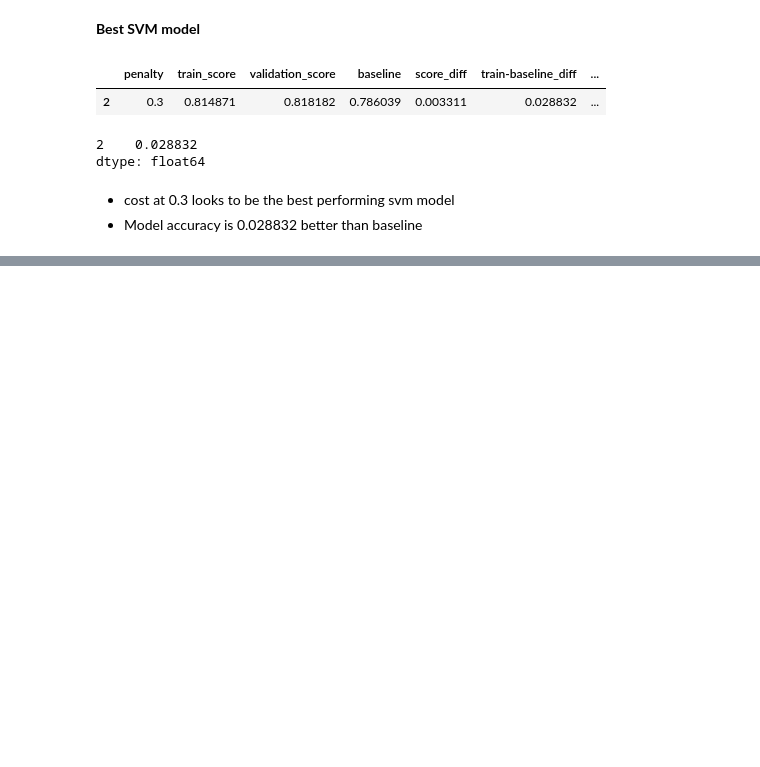
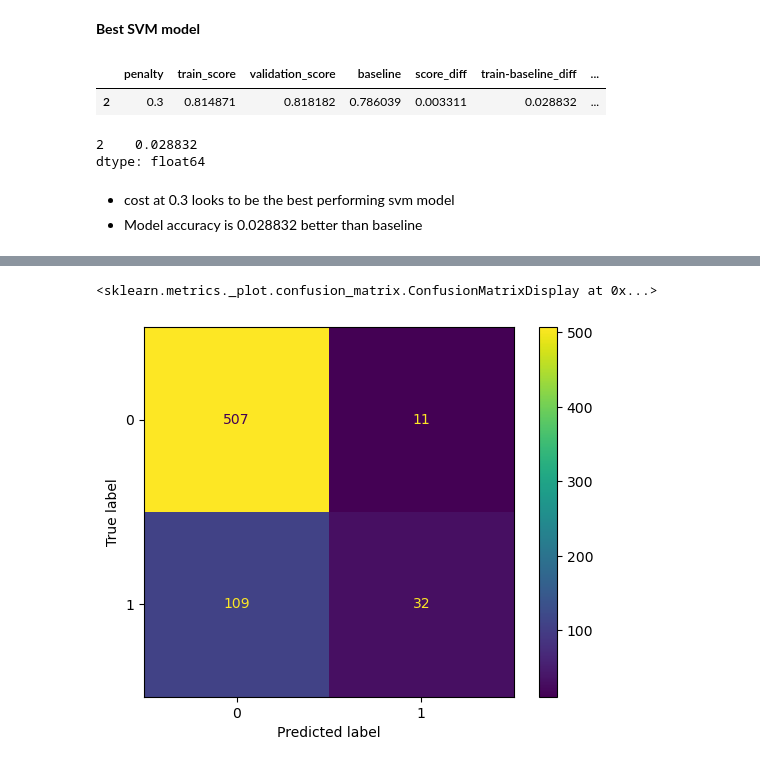
Before and after one commit to MigashaneVictoire/kev, a Jupyter notebook: modeling.ipynb, the cells around one changed output, grey strips where cells are left out. Drawn from its saved outputs; the diff is of its cells as text; code cells hidden in the pictures; blank space fills up the shorter version.

```diff
--- a/modeling.ipynb
+++ b/modeling.ipynb
@@ -406 +412,24 @@ dtype: float64
 - I trust KNN as the best model beacuse the traing and validation results are first higher thatn most of the other models, but also beacuse the absolute value of the results are al always close to each other.
+# %%
+# Test
+result_array = []
+knn = KNeighborsClassifier(n_neighbors=6, weights="uniform", p=2)
+knn.fit(xtrain, ytrain)
+train_score = knn.score(xtrain, ytrain)
+val_score = knn.score(xval, yval)
+test_score = knn.score(xtest, ytest)
+
+# predict train
+ypred = knn.predict(xtrain)
+
+result = {
+    "k":6,
+    "baseline": baseline_acc,
+    "train_score": train_score,
+    "validation_score": val_score,
+    "test_score":test_score,
+    "test_base_diff": test_score - baseline_acc
+}
+result_array.append(result)
+knn_test_df = pd.DataFrame(result_array)
+knn_test_df
@@ -406,0 +445,5 @@ dtype: float64
+# %%
+ConfusionMatrixDisplay.from_estimator(knn, xtrain, ytrain)
+# %% [output]
+<sklearn.metrics._plot.confusion_matrix.ConfusionMatrixDisplay at 0x...>
+[figure, added]
```
Also changed, not shown: parts of 5 cells of this notebook.
